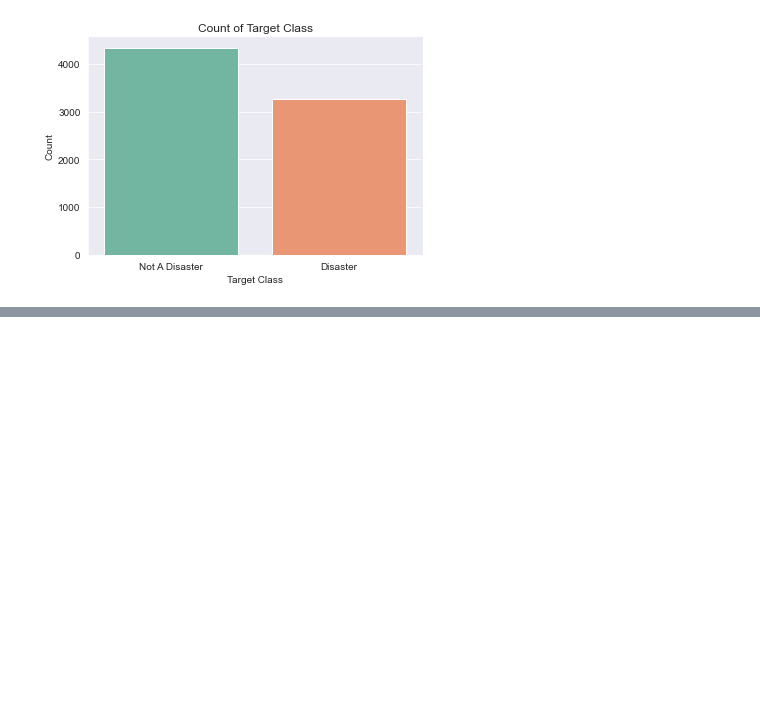
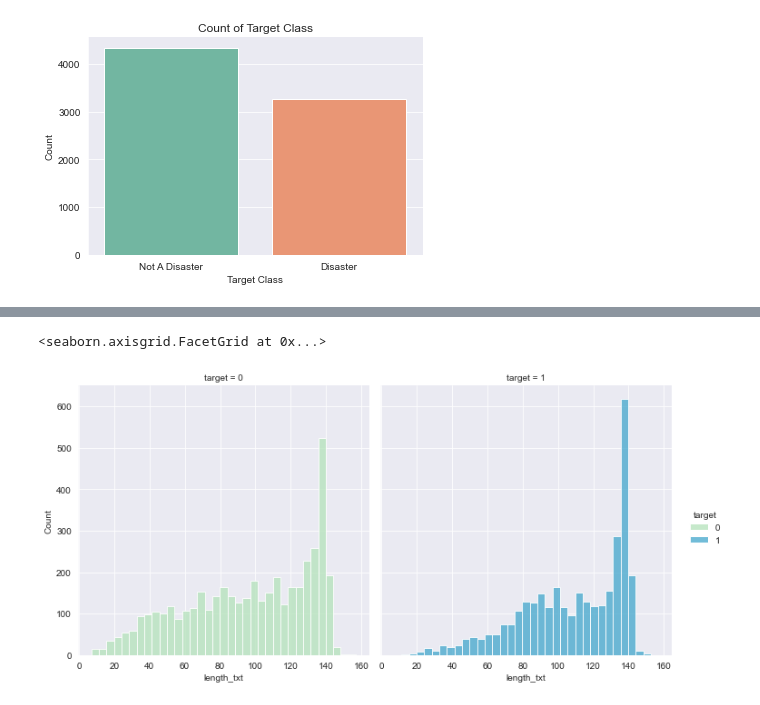
Before and after one commit to Eric-G-Romano/NLP_Disater_tweets, a Jupyter notebook: NLP Disaster classifier tweet.ipynb, the cells around one changed output, grey strips where cells are left out. Drawn from its saved outputs; the diff is of its cells as text; code cells hidden in the pictures; blank space fills up the shorter version.

```diff
--- a/NLP Disaster classifier tweet.ipynb
+++ b/NLP Disaster classifier tweet.ipynb
@@ -48,3 +48,11 @@ sns.despine()
 plt.show()
 # %% [output]
 [figure]
+# %%
+# Creating a new feature to determine the length of a text
+def textlength(text):
+    """A function to determine the length of text"""
+    return len(text)
+# %%
+df_train['length_txt'] = df_train['text'].apply(textlength)
+df_train.info()
@@ -50,0 +73,6 @@ plt.show()
+# %%
+# Finding the distribution of text length between target class
+sns.displot(data=df_train, x='length_txt', bins=35, hue='target', col='target', palette='GnBu')
+# %% [output]
+<seaborn.axisgrid.FacetGrid at 0x...>
+[figure, added]
```
Also changed, not shown: parts of 5 cells of this notebook.
